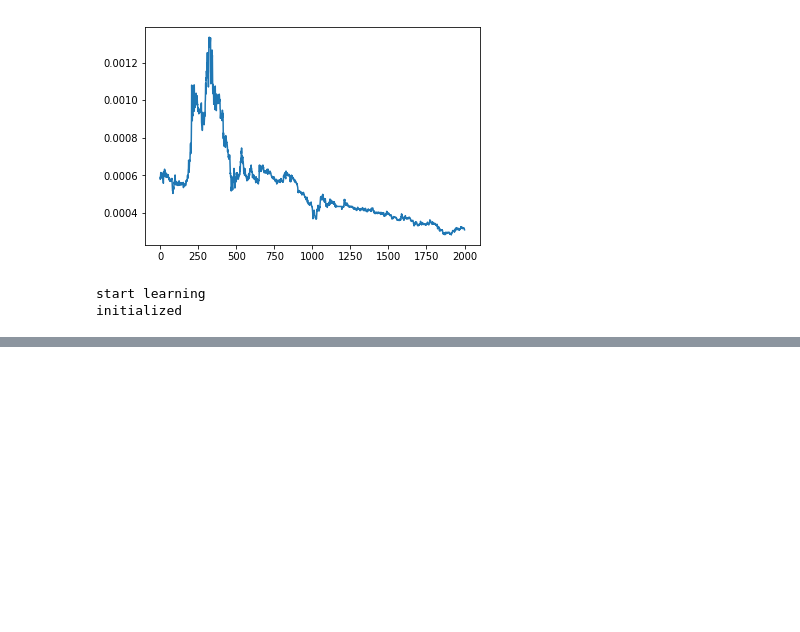
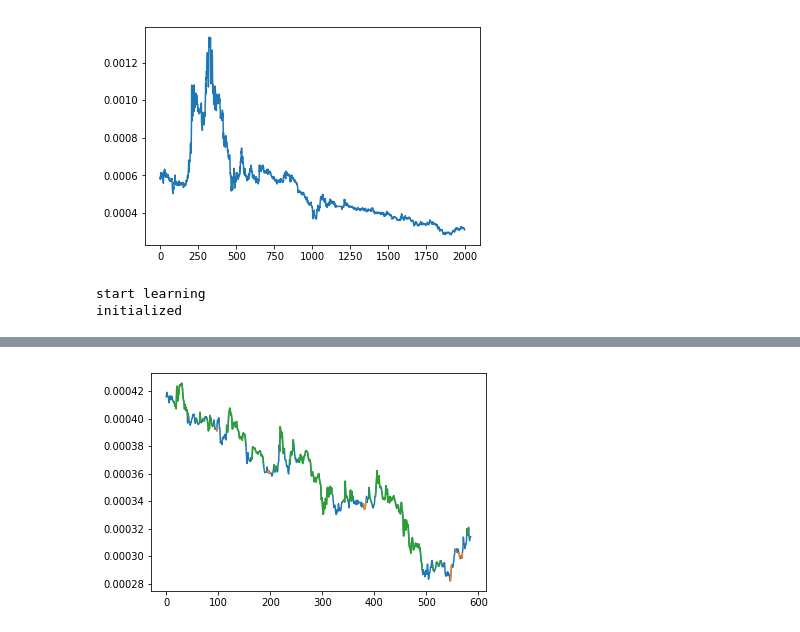
Before and after one commit to leeyungyu/practice, a Jupyter notebook: crypto_trading/practice.ipynb, the cells around one changed output, grey strips where cells are left out. Saved outputs shown, nothing was run; the diff lists cells and outputs as text; code cells hidden in the pictures; blank space fills up the shorter version.

```diff
--- a/crypto_trading/practice.ipynb
+++ b/crypto_trading/practice.ipynb
@@ -95,0 +118,10 @@ np.array([price_del[1:]]).shape
+# %%
+testprice = price[train_size:len(dataX)]
+plt.plot(testprice)
+buy = [testprice[i] if testPred[i] > 5 else None for i in range(len(testprice)) ] #오렌지색 # 5퍼증가할 확률
+sell = [testprice[i] if testPred[i] < 0 else None for i in range(len(testprice)) ] # green
+plt.plot(buy)
+plt.plot(sell)
+plt.show()
+# %% [output]
+[figure, added]
```
Also changed, not shown: parts of 13 cells of this notebook, 1 other file.
